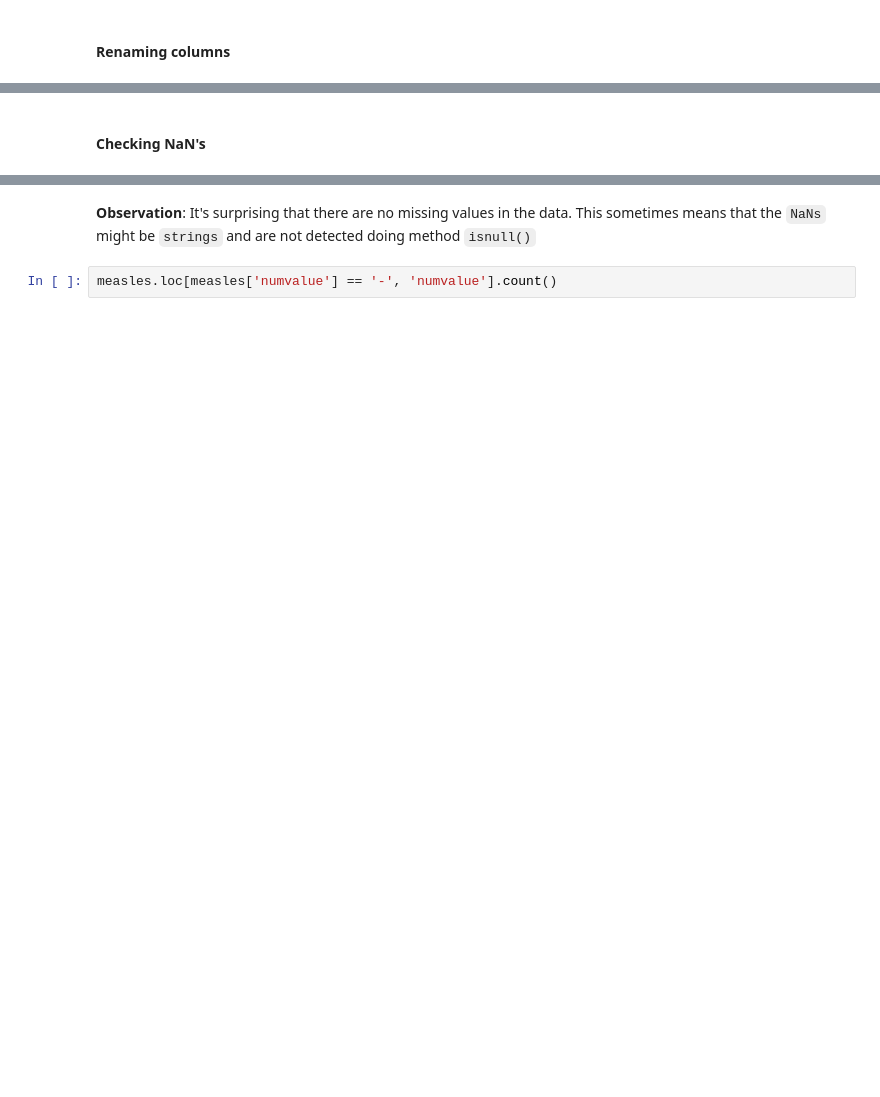
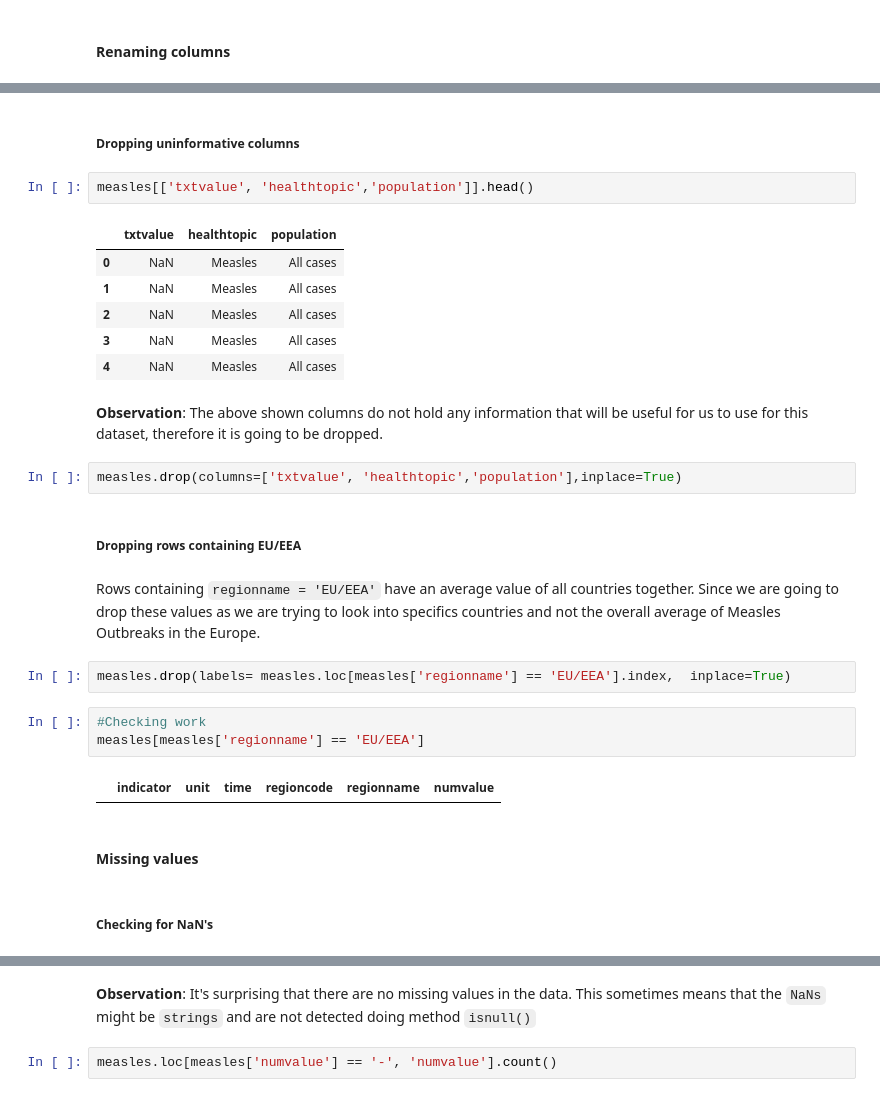
Before and after one commit to Preeya0225/capstone_project, a Jupyter notebook: code/1_data_cleaning.ipynb, the cells around one changed output, grey strips where cells are left out. Cells and saved outputs as stored; diff of their text form; blank space fills up the shorter version.

```diff
--- a/code/1_data_cleaning.ipynb
+++ b/code/1_data_cleaning.ipynb
@@ -141,5 +164,33 @@ measles.head()
+# %% [markdown]
+##### Dropping uninformative columns
+# %%
+measles[['txtvalue', 'healthtopic','population']].head()
+# %% [output]
+|  | txtvalue | healthtopic | population |
+| 0 | NaN | Measles | All cases |
+| 1 | NaN | Measles | All cases |
+| 2 | NaN | Measles | All cases |
+| 3 | NaN | Measles | All cases |
+| 4 | NaN | Measles | All cases |
+# %% [markdown]
+**Observation**: The above shown columns do not hold any information that will be useful for us to use for this dataset, therefore it is going to be dropped.
+# %%
+measles.drop(columns=['txtvalue', 'healthtopic','population'],inplace=True)
+# %% [markdown]
+##### Dropping rows containing EU/EEA
+# %% [markdown]
+Rows containing `regionname = 'EU/EEA'` have an average value of all countries together. Since we are going to drop these values as we are trying to look into specifics countries and not the overall average of Measles Outbreaks in the Europe.
+# %%
+measles.drop(labels= measles.loc[measles['regionname'] == 'EU/EEA'].index,  inplace=True)
+# %%
+#Checking work
+measles[measles['regionname'] == 'EU/EEA']
+# %% [output]
+|  | indicator | unit | time | regioncode | regionname | numvalue |
+# %% [markdown]
+#### Missing values
 # %% [markdown]
-#### Checking NaN's
+##### Checking for NaN's
 # %%
 measles.isnull().sum()
 # %% [output]
```
Also changed, not shown: parts of 38 cells of this notebook, 1 other file.
